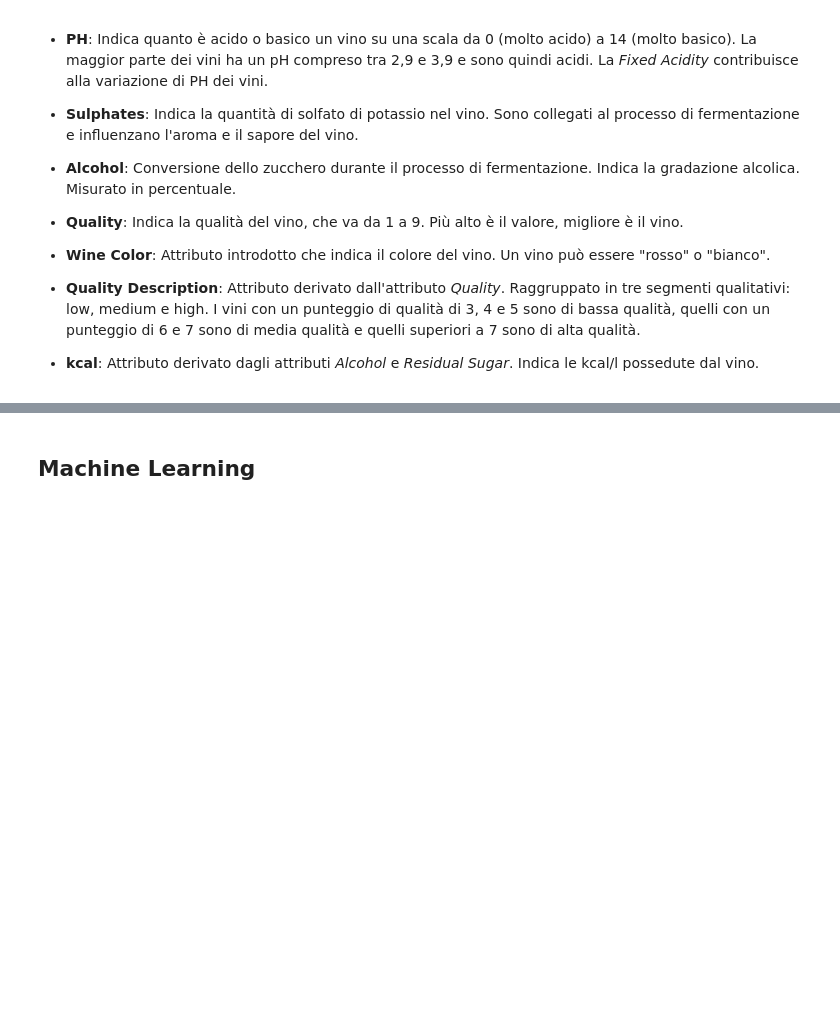
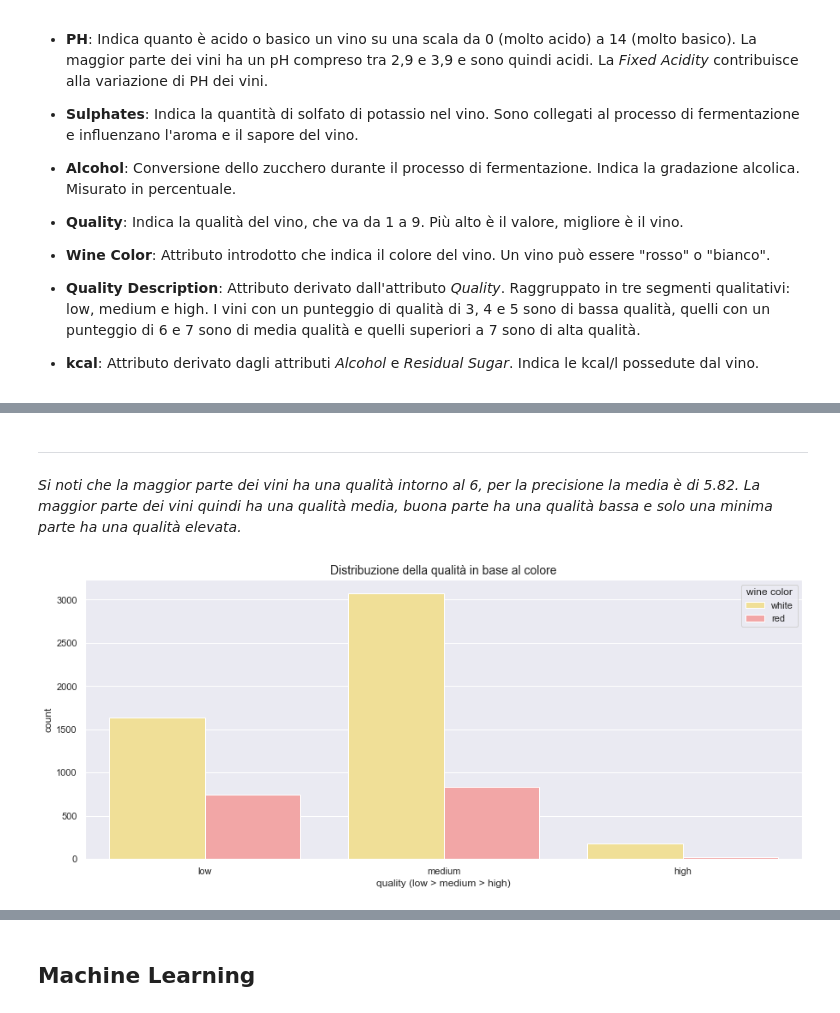
Before and after one commit to enrimon15/datascience-wine-quality, a Jupyter notebook: Wine Analysis.ipynb, the cells around one changed output, grey strips where cells are left out. Saved outputs shown, nothing was run; the diff lists cells and outputs as text; code cells hidden in the pictures; blank space fills up the shorter version.

```diff
--- a/Wine Analysis.ipynb
+++ b/Wine Analysis.ipynb
@@ -449,0 +481,15 @@ pd.concat([ls, ms, hs], axis=1, keys=['Low Quality Wine', 'Medium Quality Wine',
+# %% [markdown]
+***
+
+*Si noti che la maggior parte dei vini ha una qualità intorno al 6, per la precisione la media è di 5.82. La maggior parte dei vini quindi ha una qualità media, buona parte ha una qualità bassa e solo una minima parte ha una qualità elevata.*
+# %%
+palette_red_white={"red": "#FF9999", "white": "#FFE888"}
+
+fig, ax = plt.subplots(1, 1, figsize=(15, 6))
+ax.set_title('Distribuzione della qualità in base al colore', fontsize=14)
+cp = sns.countplot(x="quality description", hue="wine color",  data=df_wines, palette=palette_red_white, ax=ax)
+cp.set_xlabel('quality (low > medium > high)')
+
+plt.show()
+# %% [output]
+[figure, added]
```
Also changed, not shown: parts of 62 cells of this notebook.
